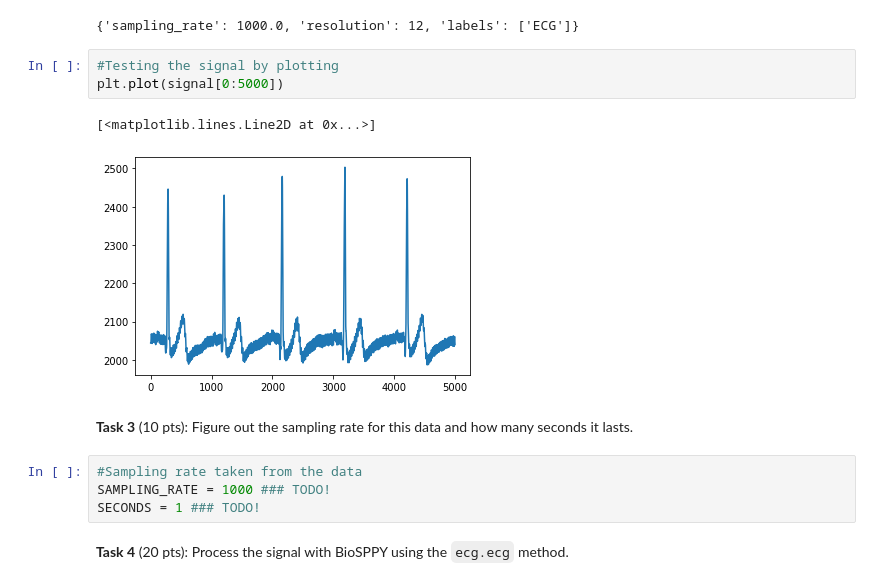
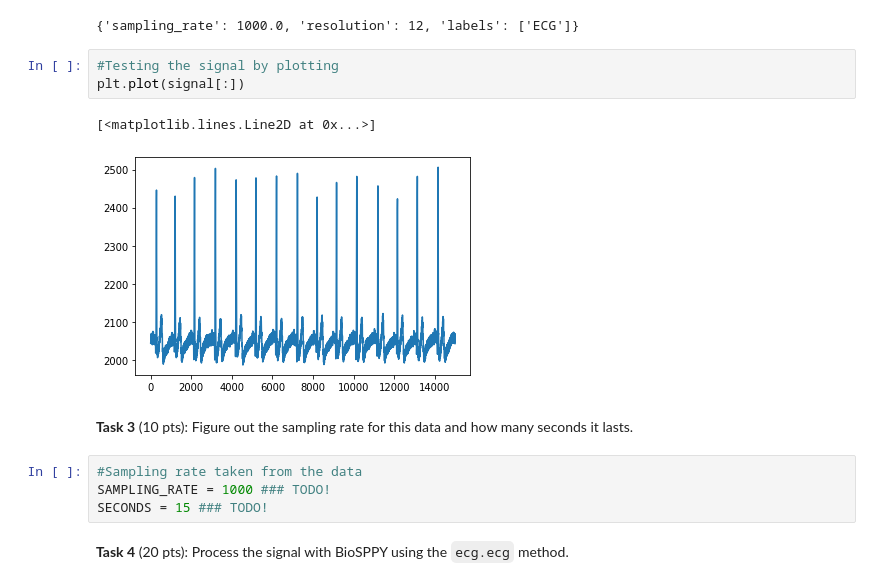
Before and after one commit to bostongfx/cs666student_2023, a Jupyter notebook: Copy_of_CS666_Assignment_1.ipynb, the cells around one changed output. Cells and saved outputs as stored; diff of their text form.

```diff
--- a/Copy_of_CS666_Assignment_1.ipynb
+++ b/Copy_of_CS666_Assignment_1.ipynb
@@ -60,16 +60,16 @@ metadata
 {'sampling_rate': 1000.0, 'resolution': 12, 'labels': ['ECG']}
 # %%
 #Testing the signal by plotting
-plt.plot(signal[0:5000])
+plt.plot(signal[:])
 # %% [output]
 [<matplotlib.lines.Line2D at 0x...>]
-[figure, old version]
+[figure, new version]
 # %% [markdown]
 **Task 3** (10 pts): Figure out the sampling rate for this data and how many seconds it lasts.
 # %%
 #Sampling rate taken from the data
 SAMPLING_RATE = 1000 ### TODO!
-SECONDS = 1 ### TODO!
+SECONDS = 15 ### TODO!
 # %% [markdown]
 **Task 4** (20 pts): Process the signal with BioSPPY using the `ecg.ecg` method.
 # %%
```
